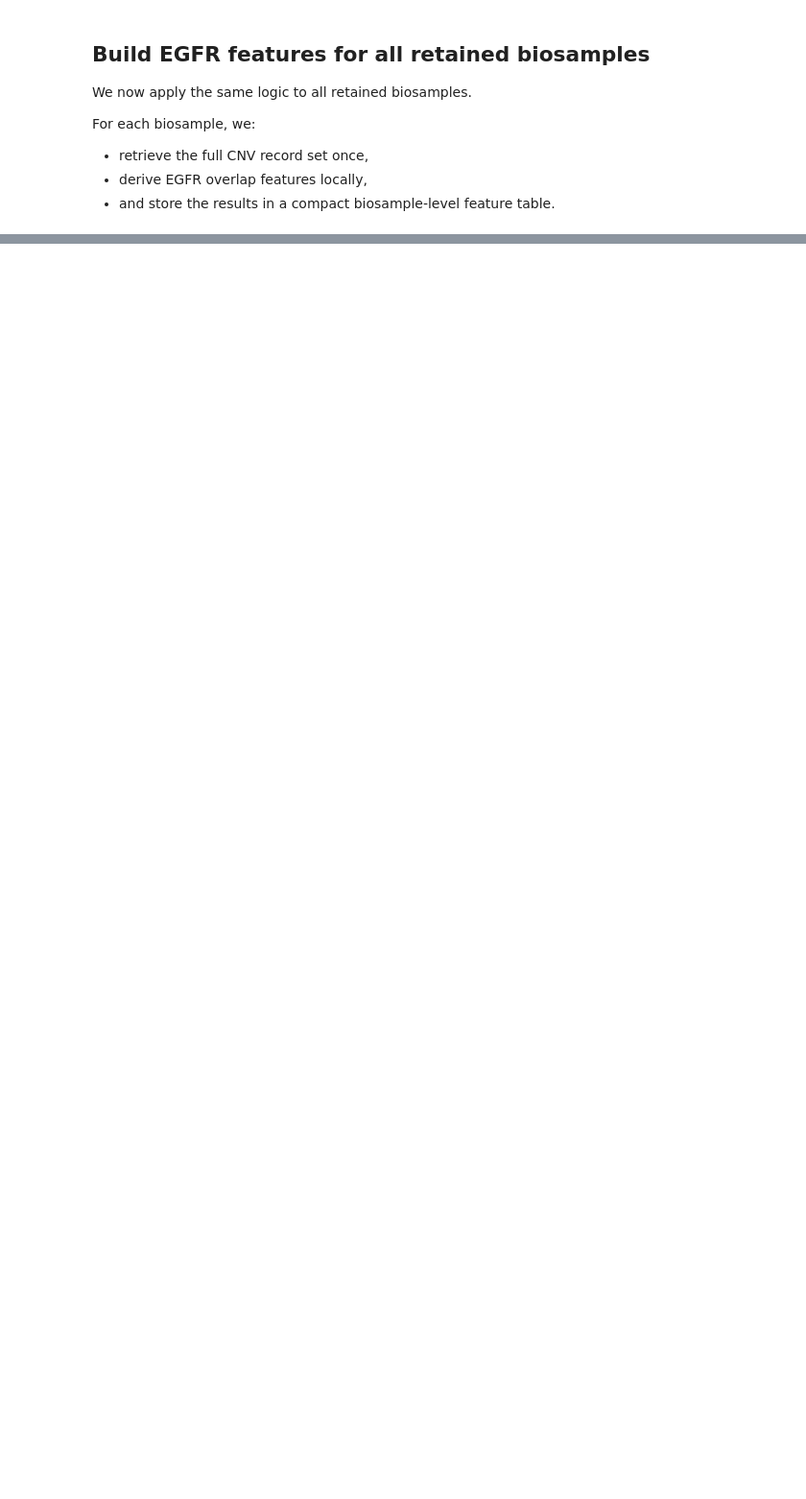
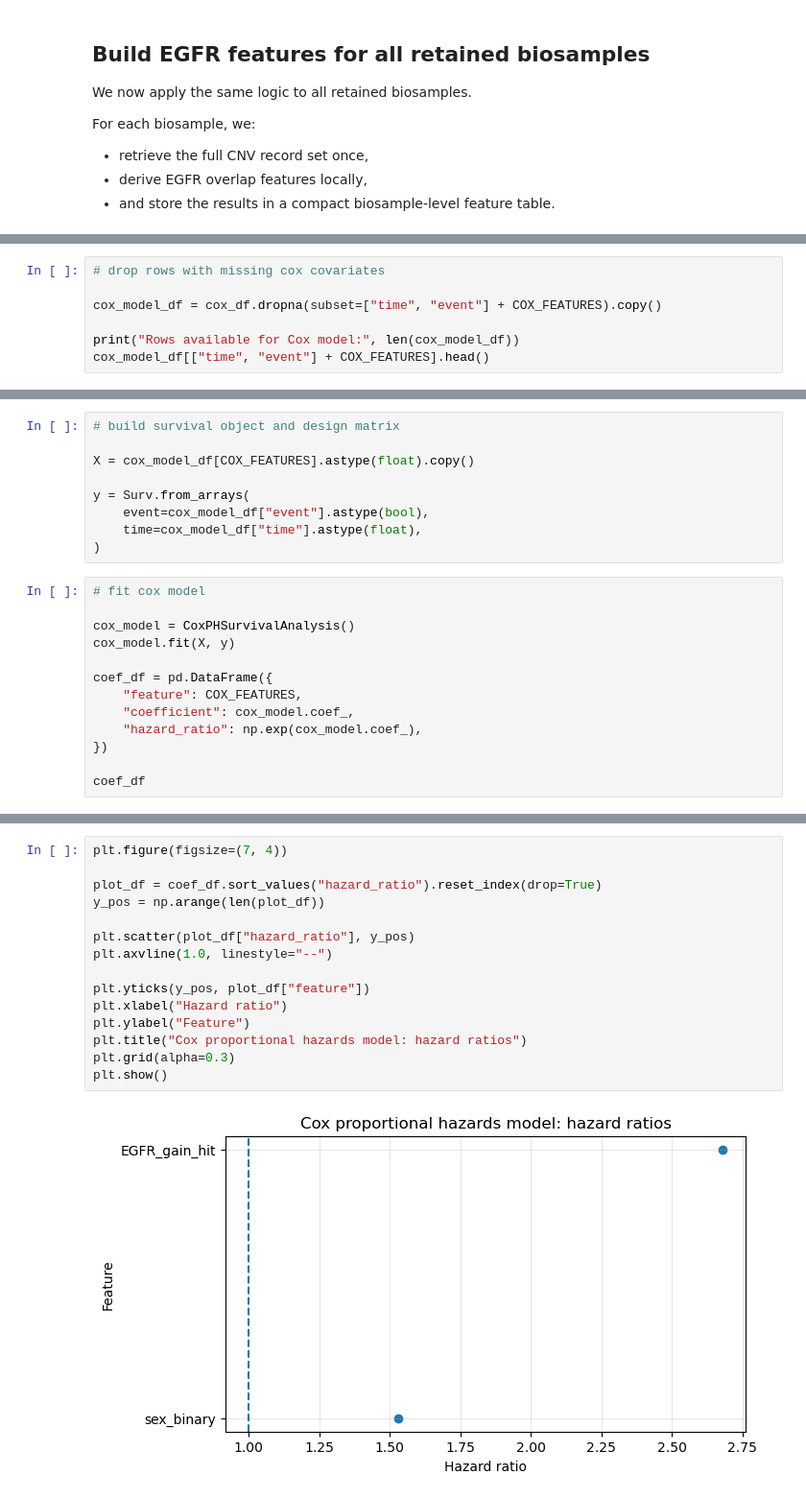
Before and after one commit to awildberger/UZH-BIO392-FS26-amira, a Jupyter notebook: course-material/survival_analysis_v2.ipynb, the cells around one changed output, grey strips where cells are left out. Shown at 96% size. Cells and saved outputs as stored; diff of their text form; blank space fills up the shorter version.

```diff
--- a/course-material/survival_analysis_v2.ipynb
+++ b/course-material/survival_analysis_v2.ipynb
@@ -593,0 +956,7 @@ For each biosample, we:
+# %%
+# drop rows with missing cox covariates
+
+cox_model_df = cox_df.dropna(subset=["time", "event"] + COX_FEATURES).copy()
+
+print("Rows available for Cox model:", len(cox_model_df))
+cox_model_df[["time", "event"] + COX_FEATURES].head()
@@ -593,0 +971,22 @@ For each biosample, we:
+# %%
+# build survival object and design matrix
+
+X = cox_model_df[COX_FEATURES].astype(float).copy()
+
+y = Surv.from_arrays(
+    event=cox_model_df["event"].astype(bool),
+    time=cox_model_df["time"].astype(float),
+)
+# %%
+# fit cox model
+
+cox_model = CoxPHSurvivalAnalysis()
+cox_model.fit(X, y)
+
+coef_df = pd.DataFrame({
+    "feature": COX_FEATURES,
+    "coefficient": cox_model.coef_,
+    "hazard_ratio": np.exp(cox_model.coef_),
+})
+
+coef_df
@@ -593,0 +1007,17 @@ For each biosample, we:
+# %%
+plt.figure(figsize=(7, 4))
+
+plot_df = coef_df.sort_values("hazard_ratio").reset_index(drop=True)
+y_pos = np.arange(len(plot_df))
+
+plt.scatter(plot_df["hazard_ratio"], y_pos)
+plt.axvline(1.0, linestyle="--")
+
+plt.yticks(y_pos, plot_df["feature"])
+plt.xlabel("Hazard ratio")
+plt.ylabel("Feature")
+plt.title("Cox proportional hazards model: hazard ratios")
+plt.grid(alpha=0.3)
+plt.show()
+# %% [output]
+[figure, added]
```
Also changed, not shown: parts of 39 cells of this notebook.
